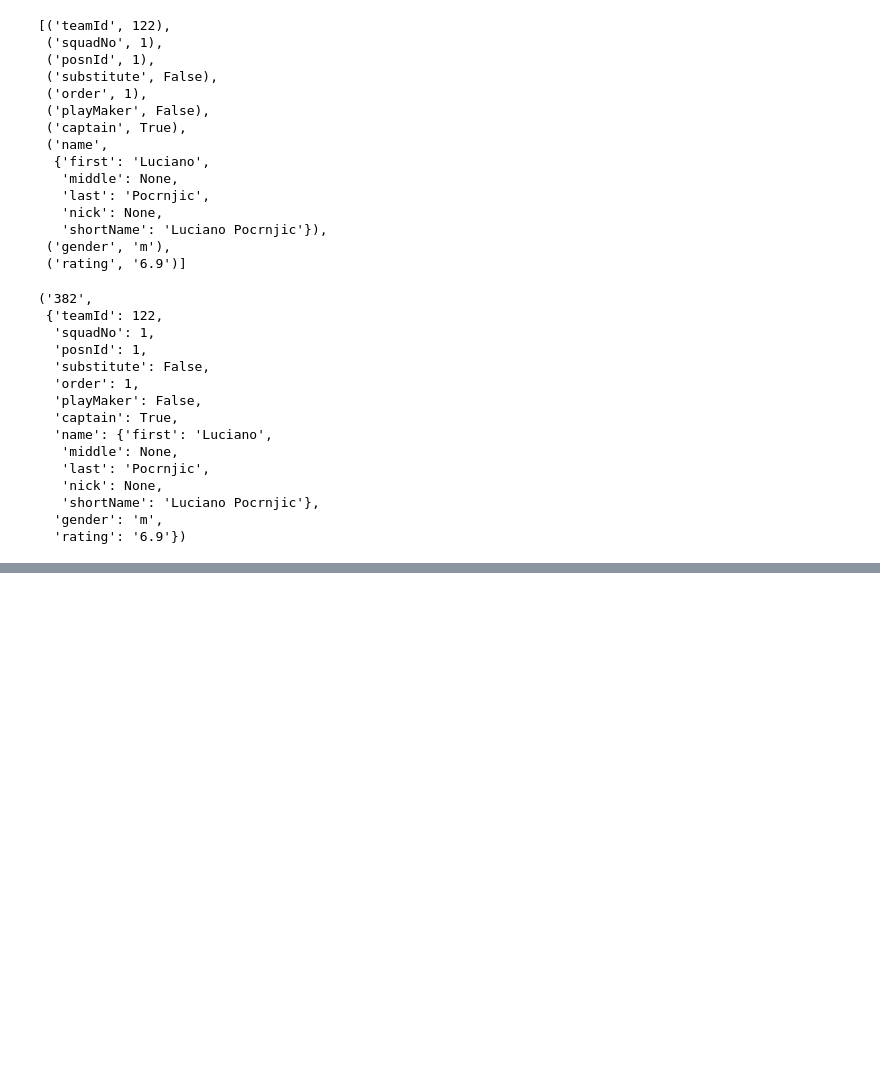
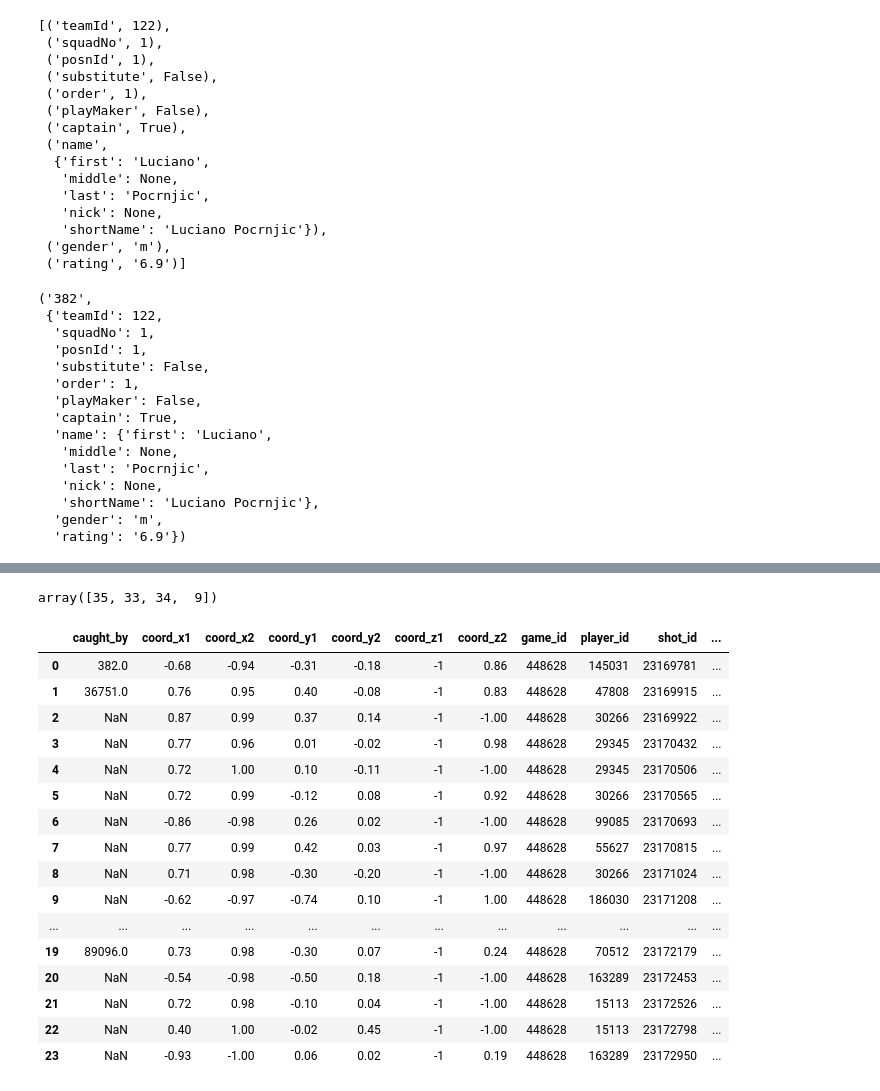
Before and after one commit to d-v-dlee/super_liga_xg, a Jupyter notebook: json_shot_eda.ipynb, the cells around one changed output, grey strips where cells are left out. Saved outputs shown, nothing was run; the diff lists cells and outputs as text; code cells hidden in the pictures; blank space fills up the shorter version.

Commit message:
write new functions for scraping, explore json file type

```diff
--- a/json_shot_eda.ipynb
+++ b/json_shot_eda.ipynb
@@ -173,0 +256,3 @@ player_df
+# %%
+left = shot_df.copy()
+right = player_df.copy()
@@ -173,0 +280,26 @@ player_df
+# %%
+shots_players_df = pd.merge(left, right, on=['player_id', 'game_id', 'team_id'], how='left')
+# %%
+shots_players_df['shot_type'].unique()
+# %% [output]
+array([35, 33, 34,  9])
+# %%
+shots_players_df
+# %% [output]
+|  | caught_by | coord_x1 | coord_x2 | coord_y1 | coord_y2 | coord_z1 | coord_z2 | game_id | player_id | shot_id | ... |
+| 0 | 382.0 | -0.68 | -0.94 | -0.31 | -0.18 | -1 | 0.86 | 448628 | 145031 | 23169781 | ... |
+| 1 | 36751.0 | 0.76 | 0.95 | 0.40 | -0.08 | -1 | 0.83 | 448628 | 47808 | 23169915 | ... |
+| 2 | NaN | 0.87 | 0.99 | 0.37 | 0.14 | -1 | -1.00 | 448628 | 30266 | 23169922 | ... |
+| 3 | NaN | 0.77 | 0.96 | 0.01 | -0.02 | -1 | 0.98 | 448628 | 29345 | 23170432 | ... |
+| 4 | NaN | 0.72 | 1.00 | 0.10 | -0.11 | -1 | -1.00 | 448628 | 29345 | 23170506 | ... |
+| 5 | NaN | 0.72 | 0.99 | -0.12 | 0.08 | -1 | 0.92 | 448628 | 30266 | 23170565 | ... |
+| 6 | NaN | -0.86 | -0.98 | 0.26 | 0.02 | -1 | -1.00 | 448628 | 99085 | 23170693 | ... |
+| 7 | NaN | 0.77 | 0.99 | 0.42 | 0.03 | -1 | 0.97 | 448628 | 55627 | 23170815 | ... |
+| 8 | NaN | 0.71 | 0.98 | -0.30 | -0.20 | -1 | -1.00 | 448628 | 30266 | 23171024 | ... |
+| 9 | NaN | -0.62 | -0.97 | -0.74 | 0.10 | -1 | 1.00 | 448628 | 186030 | 23171208 | ... |
+| ... | ... | ... | ... | ... | ... | ... | ... | ... | ... | ... | ... |
+| 19 | 89096.0 | 0.73 | 0.98 | -0.30 | 0.07 | -1 | 0.24 | 448628 | 70512 | 23172179 | ... |
+| 20 | NaN | -0.54 | -0.98 | -0.50 | 0.18 | -1 | -1.00 | 448628 | 163289 | 23172453 | ... |
+| 21 | NaN | 0.72 | 0.98 | -0.10 | 0.04 | -1 | -1.00 | 448628 | 15113 | 23172526 | ... |
+| 22 | NaN | 0.40 | 1.00 | -0.02 | 0.45 | -1 | -1.00 | 448628 | 15113 | 23172798 | ... |
+| 23 | NaN | -0.93 | -1.00 | 0.06 | 0.02 | -1 | 0.19 | 448628 | 163289 | 23172950 | ... |
```
Also changed, not shown: parts of 21 cells of this notebook, 8 other files.
